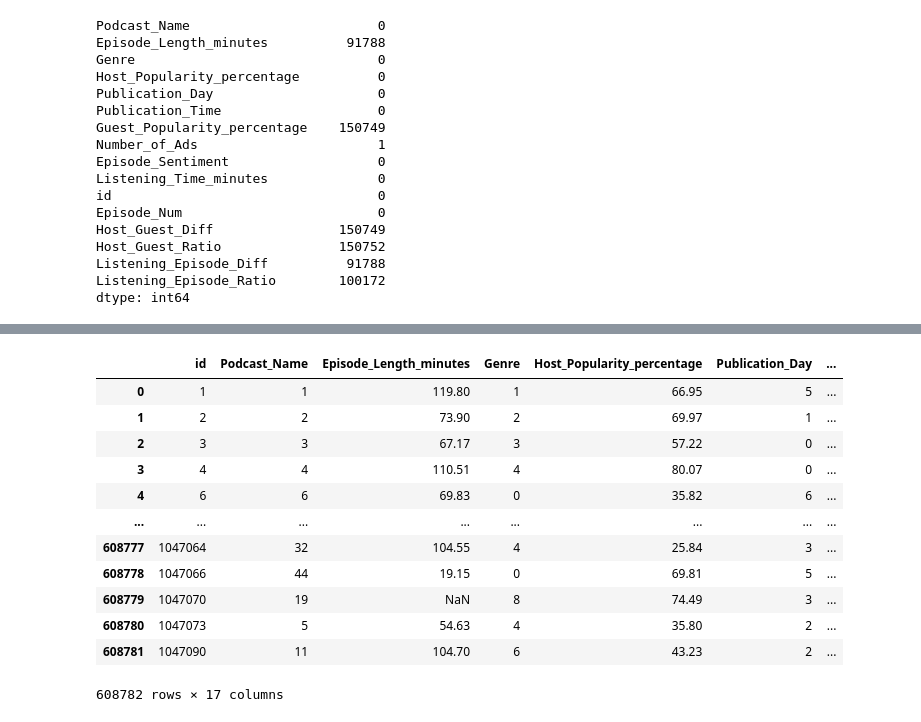
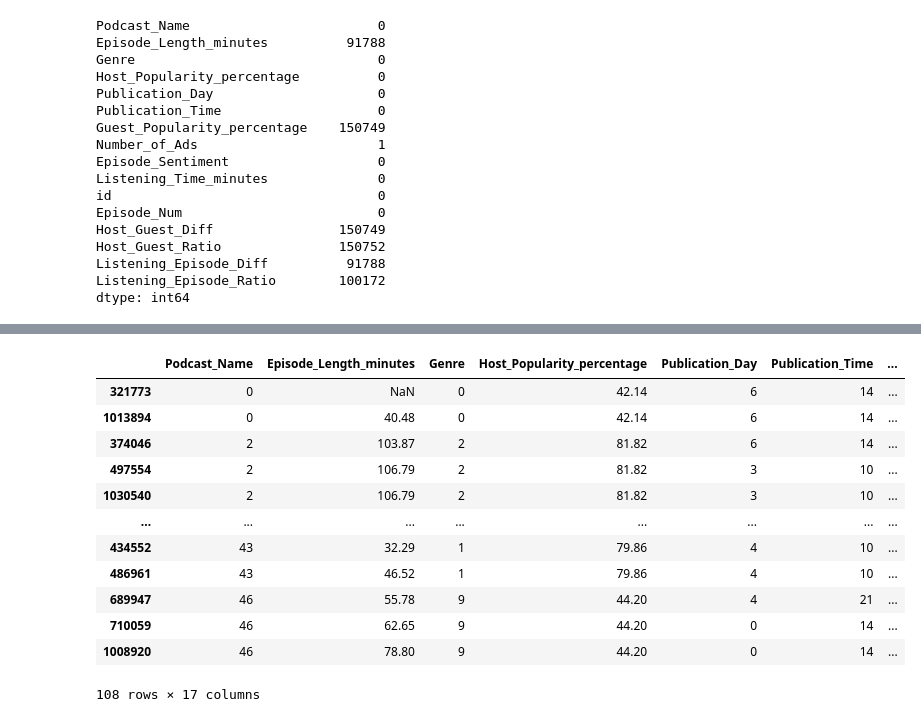
Before and after one commit to masaishi/kaggle-s5e4-6th-solution, a Jupyter notebook: notebooks/eda_001_check_dup.ipynb, the cells around one changed output, grey strips where cells are left out. Cells and saved outputs as stored; diff of their text form; code cells hidden in the pictures.

```diff
--- a/notebooks/eda_001_check_dup.ipynb
+++ b/notebooks/eda_001_check_dup.ipynb
@@ -425,16 +263,25 @@ leaked_rows
-# %%
-leaked_rows
-# %% [output]
-|  | id | Podcast_Name | Episode_Length_minutes | Genre | Host_Popularity_percentage | Publication_Day | ... |
-| 0 | 1 | 1 | 119.80 | 1 | 66.95 | 5 | ... |
-| 1 | 2 | 2 | 73.90 | 2 | 69.97 | 1 | ... |
-| 2 | 3 | 3 | 67.17 | 3 | 57.22 | 0 | ... |
-| 3 | 4 | 4 | 110.51 | 4 | 80.07 | 0 | ... |
-| 4 | 6 | 6 | 69.83 | 0 | 35.82 | 6 | ... |
-| ... | ... | ... | ... | ... | ... | ... | ... |
-| 608777 | 1047064 | 32 | 104.55 | 4 | 25.84 | 3 | ... |
-| 608778 | 1047066 | 44 | 19.15 | 0 | 69.81 | 5 | ... |
-| 608779 | 1047070 | 19 | NaN | 8 | 74.49 | 3 | ... |
-| 608780 | 1047073 | 5 | 54.63 | 4 | 35.80 | 2 | ... |
-| 608781 | 1047090 | 11 | 104.70 | 6 | 43.23 | 2 | ... |
-608782 rows × 17 columns
+# %%
+df_train['Listening_Time_minutes_rounded'] = df_train['Listening_Time_minutes'].round(1)
+
+grouped = df_train.groupby(cols_to_compare)
+unique_counts = grouped['Listening_Time_minutes_rounded'].nunique()
+
+groups_with_diff = unique_counts[unique_counts > 1].index
+result = df_train[df_train.set_index(cols_to_compare).index.isin(groups_with_diff)]
+
+result = result.sort_values(cols_to_compare)
+result
+# %% [output]
+|  | Podcast_Name | Episode_Length_minutes | Genre | Host_Popularity_percentage | Publication_Day | Publication_Time | ... |
+| 321773 | 0 | NaN | 0 | 42.14 | 6 | 14 | ... |
+| 1013894 | 0 | 40.48 | 0 | 42.14 | 6 | 14 | ... |
+| 374046 | 2 | 103.87 | 2 | 81.82 | 6 | 14 | ... |
+| 497554 | 2 | 106.79 | 2 | 81.82 | 3 | 10 | ... |
+| 1030540 | 2 | 106.79 | 2 | 81.82 | 3 | 10 | ... |
+| ... | ... | ... | ... | ... | ... | ... | ... |
+| 434552 | 43 | 32.29 | 1 | 79.86 | 4 | 10 | ... |
+| 486961 | 43 | 46.52 | 1 | 79.86 | 4 | 10 | ... |
+| 689947 | 46 | 55.78 | 9 | 44.20 | 4 | 21 | ... |
+| 710059 | 46 | 62.65 | 9 | 44.20 | 0 | 14 | ... |
+| 1008920 | 46 | 78.80 | 9 | 44.20 | 0 | 14 | ... |
+108 rows × 17 columns
```
Also changed, not shown: parts of 12 cells of this notebook.
